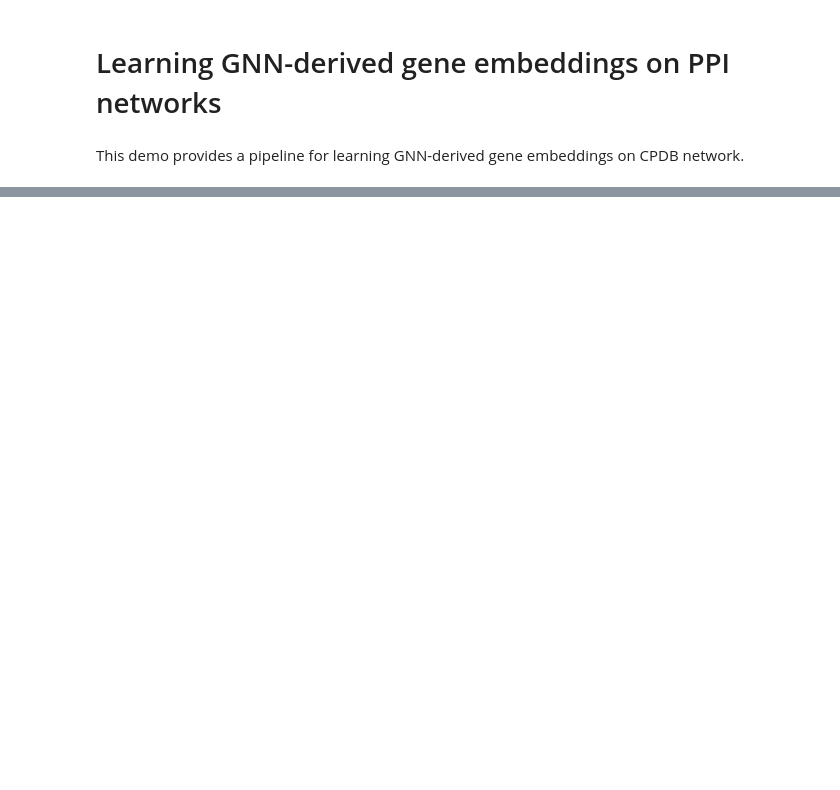
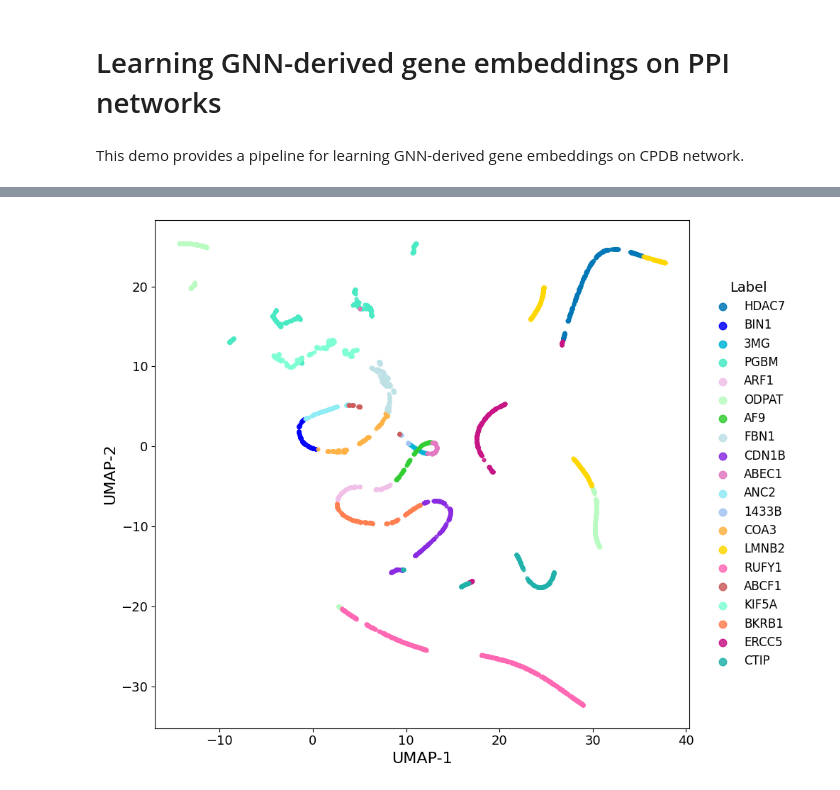
Before and after one commit to Ericsaliway0/ACGNN, a Jupyter notebook: Demo_embedding.ipynb, the cells around one changed output, grey strips where cells are left out. Cells and saved outputs as stored; diff of their text form; code cells hidden in the pictures; blank space fills up the shorter version.

```diff
--- a/Demo_embedding.ipynb
+++ b/Demo_embedding.ipynb
@@ -406,0 +414,7 @@ plot_cosine_similarity_matrix_for_clusters_with_values(
+# %%
+all_embeddings, cluster_labels = calculate_cluster_labels(best_model, dl_train, device)
+all_embeddings = all_embeddings.reshape(all_embeddings.shape[0], -1)  # Flatten
+save_path_heatmap= os.path.join(results_path, f'ppi_embeddings_heatmap_stId_dim{out_feats}_lay{num_layers}_epo{num_epochs}.png')
+save_path_matrix= os.path.join(results_path, f'ppi_embeddings_matrix_stId_dim{out_feats}_lay{num_layers}_epo{num_epochs}.png')
+save_path_pca = os.path.join(results_path, f'ppi_embeddings_pca_dim{out_feats}_lay{num_layers}_epo{num_epochs}.png')
+save_path_t_SNE = os.path.join(results_path, f'ppi_embeddings_t-SNE_dim{out_feats}_lay{num_layers}_epo{num_epochs}.png')
@@ -406,0 +611,14 @@ plot_cosine_similarity_matrix_for_clusters_with_values(
+# %%
+embeddings_umap = umap_model.fit_transform(all_embeddings)
+
+plot_embedding_with_cluster_legend(
+    embeddings_2d=embeddings_umap,
+    cluster_labels=cluster_labels,
+    cluster_to_stid=first_node_stId_in_cluster,
+    # title="UMAP of Embeddings",
+    xlabel="UMAP-1",
+    ylabel="UMAP-2",
+    save_path=os.path.join(results_path, "ppi_embeddings_umap.png")
+)
+# %% [output]
+[figure, added]
```
Also changed, not shown: parts of 14 cells of this notebook.
